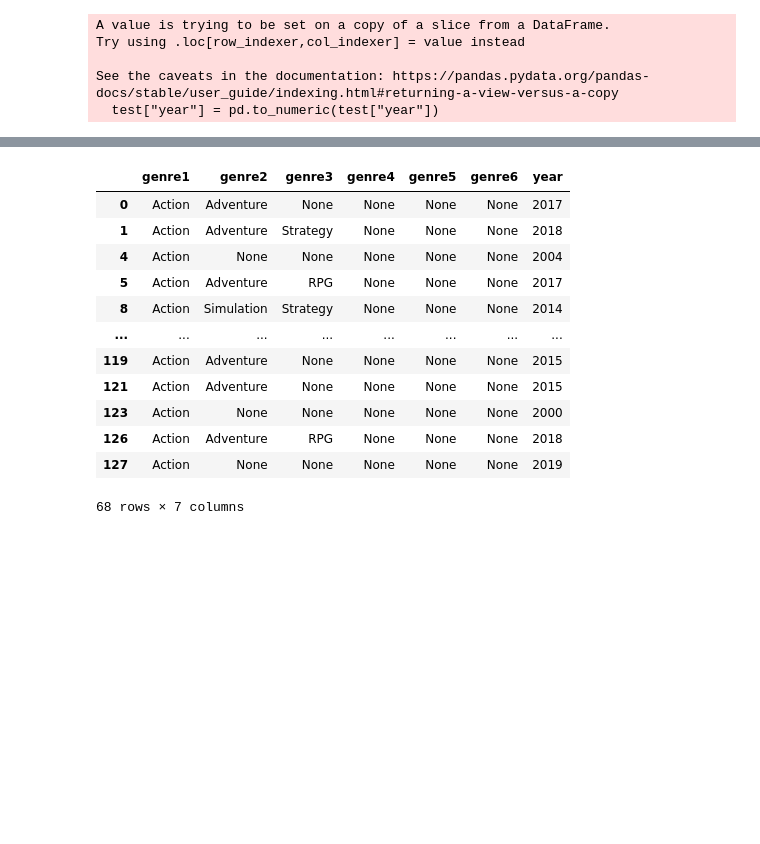
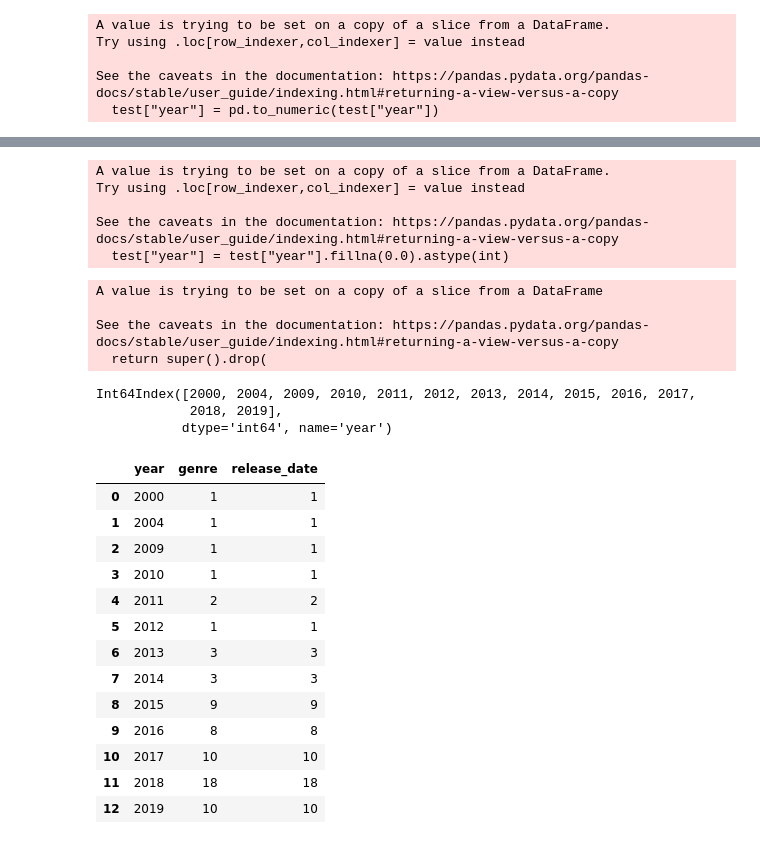
Before and after one commit to pyaepyaelily/videoGame, a Jupyter notebook: videoGame.ipynb, the cells around one changed output, grey strips where cells are left out. Saved outputs shown, nothing was run; the diff lists cells and outputs as text; code cells hidden in the pictures; blank space fills up the shorter version.

```diff
--- a/videoGame.ipynb
+++ b/videoGame.ipynb
@@ -166,0 +156,3 @@ steamGenre_Date
+# %%
+test =steamGenre_Date.loc[steamGenre_Date['genre'].str.contains("action", case=False)]
+test
@@ -245,16 +197,18 @@ See the caveats in the documentation: https://pandas.pydata.org/pandas-docs/stab
-# %%
-test
-# %% [output]
-|  | genre1 | genre2 | genre3 | genre4 | genre5 | genre6 | year |
-| 0 | Action | Adventure | None | None | None | None | 2017 |
-| 1 | Action | Adventure | Strategy | None | None | None | 2018 |
-| 4 | Action | None | None | None | None | None | 2004 |
-| 5 | Action | Adventure | RPG | None | None | None | 2017 |
-| 8 | Action | Simulation | Strategy | None | None | None | 2014 |
-| ... | ... | ... | ... | ... | ... | ... | ... |
-| 119 | Action | Adventure | None | None | None | None | 2015 |
-| 121 | Action | Adventure | None | None | None | None | 2015 |
-| 123 | Action | None | None | None | None | None | 2000 |
-| 126 | Action | Adventure | RPG | None | None | None | 2018 |
-| 127 | Action | None | None | None | None | None | 2019 |
-68 rows × 7 columns
+# %%
+test["year"] = test["year"].fillna(0.0).astype(int)
+# %% [output]
+A value is trying to be set on a copy of a slice from a DataFrame.
+Try using .loc[row_indexer,col_indexer] = value instead
+
+See the caveats in the documentation: https://pandas.pydata.org/pandas-docs/stable/user_guide/indexing.html#returning-a-view-versus-a-copy
+  test["year"] = test["year"].fillna(0.0).astype(int)
+# %%
+# Get names of indexes for which column Age has value 30
+indexNames =test[ test['year'] == 0 ].index
+# Delete these row indexes from dataFrame
+test.drop(indexNames , inplace=True)
+# %% [output]
+A value is trying to be set on a copy of a slice from a DataFrame
+
+See the caveats in the documentation: https://pandas.pydata.org/pandas-docs/stable/user_guide/indexing.html#returning-a-view-versus-a-copy
+  return super().drop(
@@ -260,0 +217,25 @@ test
+# %%
+grouped = test.groupby("year").count()
+grouped.index
+# %% [output]
+Int64Index([2000, 2004, 2009, 2010, 2011, 2012, 2013, 2014, 2015, 2016, 2017,
+            2018, 2019],
+           dtype='int64', name='year')
+# %%
+grouped.reset_index(inplace=True)
+grouped
+# %% [output]
+|  | year | genre | release_date |
+| 0 | 2000 | 1 | 1 |
+| 1 | 2004 | 1 | 1 |
+| 2 | 2009 | 1 | 1 |
+| 3 | 2010 | 1 | 1 |
+| 4 | 2011 | 2 | 2 |
+| 5 | 2012 | 1 | 1 |
+| 6 | 2013 | 3 | 3 |
+| 7 | 2014 | 3 | 3 |
+| 8 | 2015 | 9 | 9 |
+| 9 | 2016 | 8 | 8 |
+| 10 | 2017 | 10 | 10 |
+| 11 | 2018 | 18 | 18 |
+| 12 | 2019 | 10 | 10 |
```
Also changed, not shown: parts of 15 cells of this notebook.
